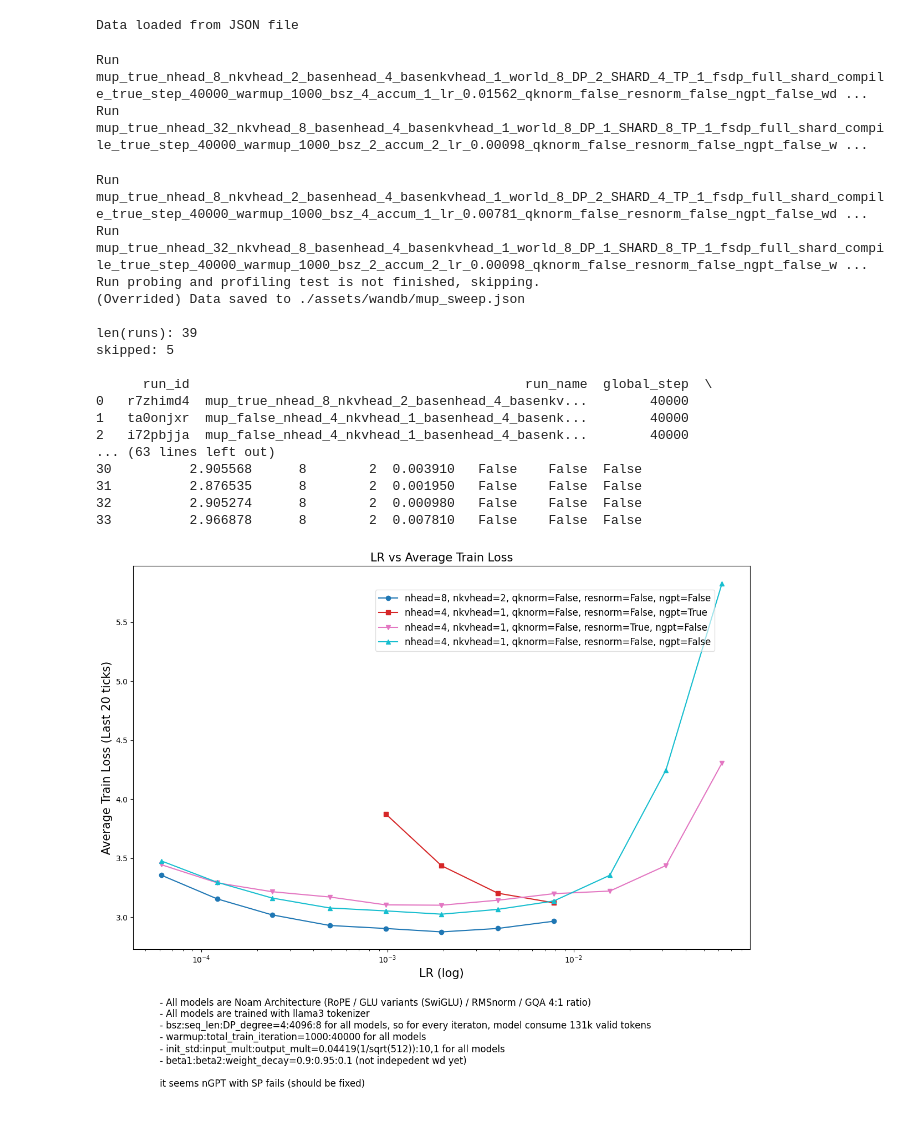
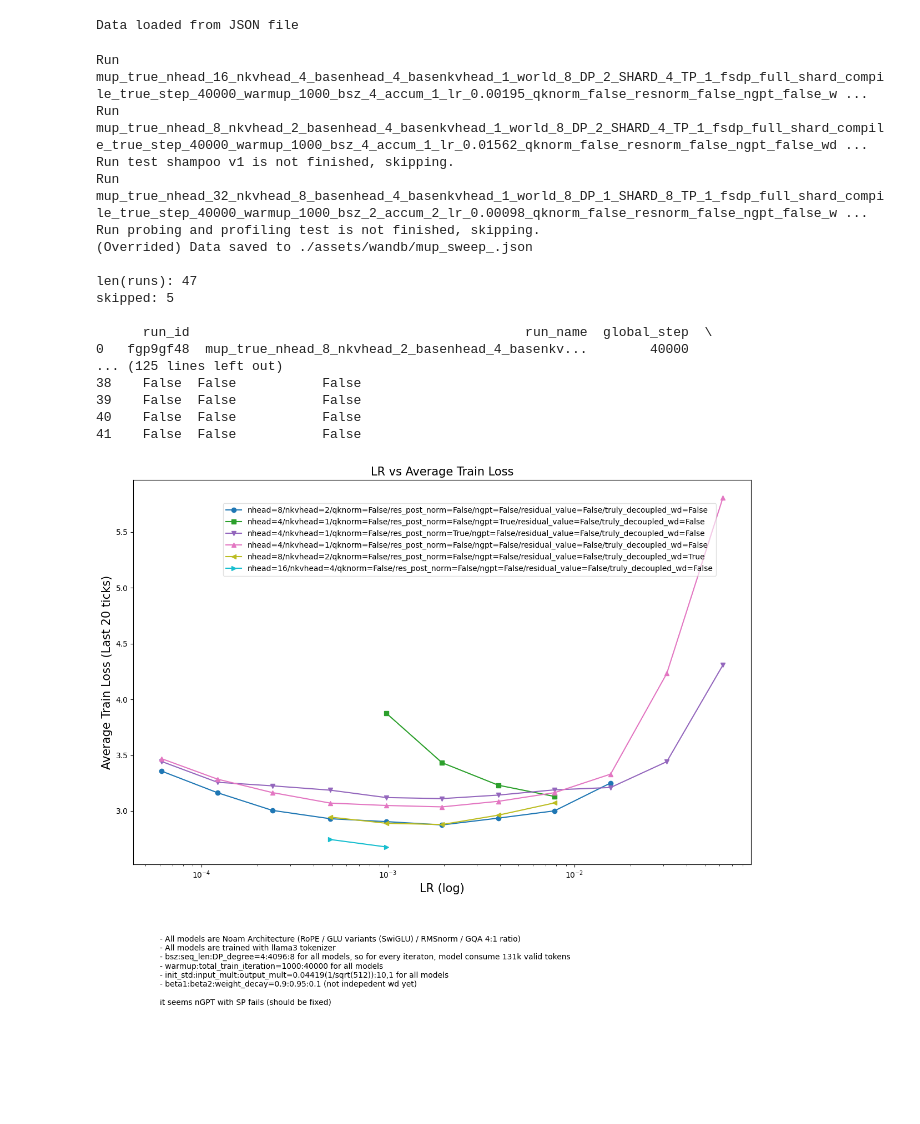
Before and after one commit to SeunghyunSEO/lingua, a Jupyter notebook: exp_logs/parse_from_wandb.ipynb, the cells around one changed output. Drawn from its saved outputs; the diff is of its cells as text; code cells hidden in the pictures; blank space fills up the shorter version.

```diff
--- a/exp_logs/parse_from_wandb.ipynb
+++ b/exp_logs/parse_from_wandb.ipynb
@@ -17,13 +17,15 @@ runs = api.runs(project_path)
 num_runs = len(runs)
 all_runs_data = {}
 save_dir = "./assets/wandb"
-file_name = "mup_sweep.json"
+file_name = "mup_sweep_.json"
 file_path = os.path.join(save_dir, file_name)
 
 if os.path.exists(file_path):
     with open(file_path, 'r') as file:
         all_runs_data = json.load(file)
     print("Data loaded from JSON file")
+else:
+    print("Data does not exists, you should parse from scratch")
 # %% [output]
 Data loaded from JSON file
 # %%
@@ -57,6 +59,12 @@ def make_json_serializable(data):
         # Convert numpy and similar types to native Python types
         return data.item() if hasattr(data, "item") else data
 
+def get_config_value(config, key):
+    if key in config.keys():
+        return config[key]
+    else:
+        return False
+
 def parse_data_from_runs(
     all_runs_data,
     runs,
@@ -83,6 +91,16 @@ def parse_data_from_runs(
                     history_df = run.history(keys=["loss/out", "global_step"], pandas=True)
                     history_df['run_id'] = run.id
                     history_df['run_name'] = run.name
+                    config = run.config
+
+                    nhead = get_config_value(config['model'], 'n_heads')
+                    nkvhead = get_config_value(config['model'], 'n_kv_heads')
+                    lr = get_config_value(config['optim'], 'lr')
+                    qk_norm = get_config_value(config['model'], 'qk_norm')
+                    resnorm = get_config_value(config['model'], 'residual_post_norm')
+                    ngpt = get_config_value(config['model'], 'ngpt')
+                    truly_decoupled_wd = get_config_value(config['optim'], 'truly_decoupled_wd')
+                    residual_value = get_config_value(config['model'], 'residual_value')
 
                     # Ensure we have at least 20 valid loss values
                     last_step = history_df["global_step"].max()
@@ -95,8 +113,18 @@ def parse_data_from_runs(
                         # Calculate the average of the last 20 loss entries
                         avg_loss = last_20_losses.mean()
 
-                        # Parse run_name to extract parameters
-                        parsed_params = parse_run_name(run.name)
+#                         # Parse run_name to extract parameters
+#                         parsed_params = parse_run_name(run.name)
+                        parsed_params = {
+                            'nhead': nhead,
+                            'nkvhead': nkvhead,
+                            'lr': lr,
+                            'qk_norm': qk_norm,
+                            'resnorm': resnorm,
+                            'ngpt': ngpt,
+                            'truly_decoupled_wd': truly_decoupled_wd,
+                            'residual_value': residual_value,
+                        }
 
                         # Combine parsed parameters with the main data
                         parsed_data = {
@@ -147,35 +175,34 @@ skipped: {skipped}
 
 print(filtered_runs_df)
 # %% [output]
+Run mup_true_nhead_16_nkvhead_4_basenhead_4_basenkvhead_1_world_8_DP_2_SHARD_4_TP_1_fsdp_full_shard_compile_true_step_40000_warmup_1000_bsz_4_accum_1_lr_0.00195_qknorm_false_resnorm_false_ngpt_false_w ...
 Run mup_true_nhead_8_nkvhead_2_basenhead_4_basenkvhead_1_world_8_DP_2_SHARD_4_TP_1_fsdp_full_shard_compile_true_step_40000_warmup_1000_bsz_4_accum_1_lr_0.01562_qknorm_false_resnorm_false_ngpt_false_wd ...
+Run test shampoo v1 is not finished, skipping.
 Run mup_true_nhead_32_nkvhead_8_basenhead_4_basenkvhead_1_world_8_DP_1_SHARD_8_TP_1_fsdp_full_shard_compile_true_step_40000_warmup_1000_bsz_2_accum_2_lr_0.00098_qknorm_false_resnorm_false_ngpt_false_w ...
+Run probing and profiling test is not finished, skipping.
+(Overrided) Data saved to ./assets/wandb/mup_sweep_.json
+
+len(runs): 47
+skipped: 5
+
+      run_id                                           run_name  global_step  \
+0   fgp9gf48  mup_true_nhead_8_nkvhead_2_basenhead_4_basenkv...        40000
+... (125 lines left out)
+38    False  False           False
+39    False  False           False
+40    False  False           False
+41    False  False           False
-Run mup_true_nhead_8_nkvhead_2_basenhead_4_basenkvhead_1_world_8_DP_2_SHARD_4_TP_1_fsdp_full_shard_compile_true_step_40000_warmup_1000_bsz_4_accum_1_lr_0.00781_qknorm_false_resnorm_false_ngpt_false_wd ...
-Run mup_true_nhead_32_nkvhead_8_basenhead_4_basenkvhead_1_world_8_DP_1_SHARD_8_TP_1_fsdp_full_shard_compile_true_step_40000_warmup_1000_bsz_2_accum_2_lr_0.00098_qknorm_false_resnorm_false_ngpt_false_w ...
-Run probing and profiling test is not finished, skipping.
-(Overrided) Data saved to ./assets/wandb/mup_sweep.json
-
-len(runs): 39
-skipped: 5
-
-      run_id                                           run_name  global_step  \
-0   r7zhimd4  mup_true_nhead_8_nkvhead_2_basenhead_4_basenkv...        40000
-1   ta0onjxr  mup_false_nhead_4_nkvhead_1_basenhead_4_basenk...        40000
-2   i72pbjja  mup_false_nhead_4_nkvhead_1_basenhead_4_basenk...        40000
-... (63 lines left out)
-30          2.905568      8        2  0.003910   False    False  False
-31          2.876535      8        2  0.001950   False    False  False
-32          2.905274      8        2  0.000980   False    False  False
-33          2.966878      8        2  0.007810   False    False  False
 # %%
 import matplotlib.pyplot as plt
 
 titlesize = 15
-fontsize = 12
+fontsize = 10
 loglog = True
+
 
 # Create a unique identifier for each group based on the grouping parameters
 filtered_runs_df['group_id'] = filtered_runs_df.apply(
-    lambda row: f"nhead={row['nhead']}, nkvhead={row['nkvhead']}, qknorm={row['qknorm']}, resnorm={row['resnorm']}, ngpt={row['ngpt']}",
+    lambda row: f"nhead={row['nhead']}/nkvhead={row['nkvhead']}/qknorm={row['qk_norm']}/res_post_norm={row['resnorm']}/ngpt={row['ngpt']}/residual_value={row['residual_value']}/truly_decoupled_wd={row['truly_decoupled_wd']}",
     axis=1
 )
 
@@ -206,31 +233,31 @@ for idx, group in enumerate(unique_groups):
 
 plt.title('LR vs Average Train Loss', fontsize=titlesize)
 xlabel = 'LR'
 if loglog:
     plt.xscale('log', base=10)
     xlabel += ' (log)'
 plt.xlabel(xlabel, fontsize=titlesize)
 
 ylabel = 'Average Train Loss (Last 20 ticks)'
 plt.ylabel(ylabel, fontsize=titlesize)
 
 # some notes
 note = f'''
 - All models are Noam Architecture (RoPE / GLU variants (SwiGLU) / RMSnorm / GQA 4:1 ratio)
 - All models are trained with llama3 tokenizer
 - bsz:seq_len:DP_degree=4:4096:8 for all models, so for every iteraton, model consume 131k valid tokens
 - warmup:total_train_iteration=1000:40000 for all models
 - init_std:input_mult:output_mult=0.04419(1/sqrt(512)):10,1 for all models
 - beta1:beta2:weight_decay=0.9:0.95:0.1 (not indepedent wd yet)
 
 it seems nGPT with SP fails (should be fixed)
 '''
 plt.figtext(0.1, -0.25, note, ha='left', fontsize=fontsize, color='black')
 
 # Place legend inside with transparency
 plt.legend(loc='upper right', bbox_to_anchor=(0.95, 0.95), framealpha=0.6, fontsize=fontsize)
 
 plt.tight_layout()
 plt.show()
 # %% [output]
-[figure, old version]
+[figure, new version]
```
Also changed, not shown: 26 other files.
